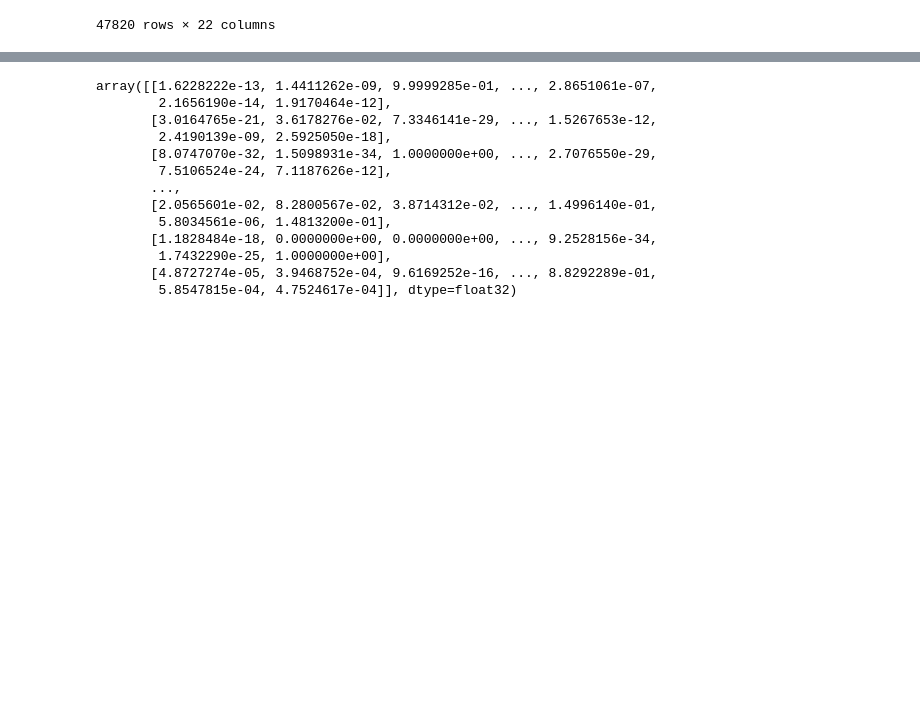
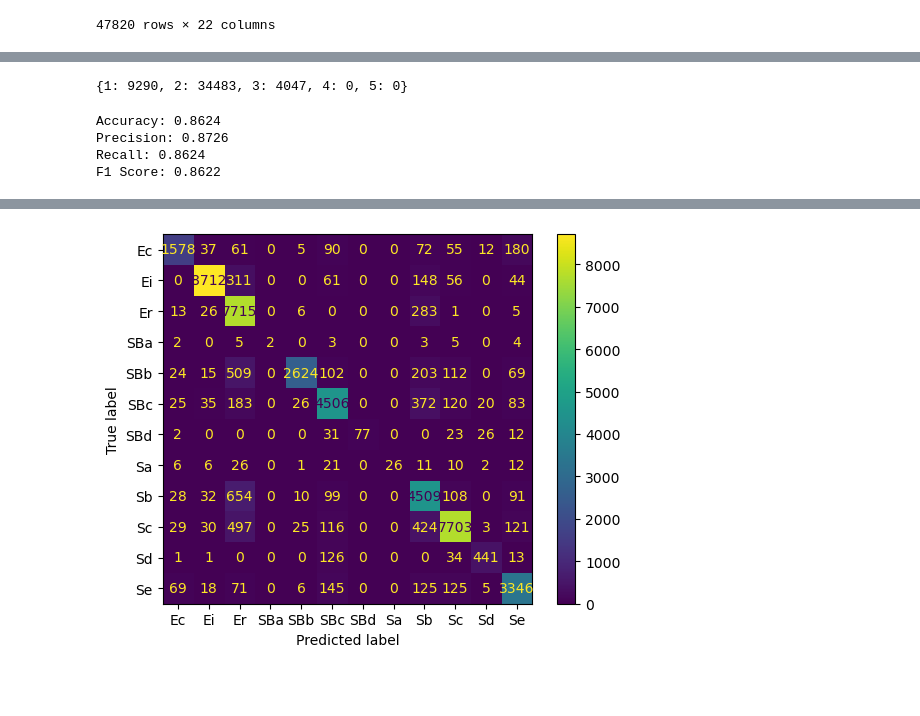
Before and after one commit to sujith-t/citizengalaxy, a Jupyter notebook: static/notebook/stack_experiment.ipynb, the cells around one changed output, grey strips where cells are left out. Cells and saved outputs as stored; diff of their text form; code cells hidden in the pictures; blank space fills up the shorter version.

Commit message:
improved version of accuracy

```diff
--- a/static/notebook/stack_experiment.ipynb
+++ b/static/notebook/stack_experiment.ipynb
@@ -88,10 +106,8 @@ scaled_df.head(5)
 # %%
 # Uniform strategy is used to form 1000 bins
 # Notice x-axis values were transformed to positive and y-axis relatively scaled
-
-kbins = KBinsDiscretizer(n_bins=100, encode='ordinal', strategy='uniform', subsample=None)
-x_discrete = kbins.fit_transform(scaled_df)
-x_discrete = pd.DataFrame(x_discrete, columns=list(x_transformed.columns))
+x_discrete = discretize_dataset(scaled_df, 100)
+x_discrete_1000 = discretize_dataset(scaled_df, 1000)
 x_discrete
 # %% [output]
 |  | PETROR90_R | PETROMAG_R | PETROMAG_U | PETROMAGERR_U | PETROMAGERR_R | PETROMAGERR_Z | PSFMAG_R | ... |
@@ -110,6 +126,7 @@ x_discrete
 # %%
 # split the data into train/test sets
 train_X, test_X, train_y, test_y = train_test_split(x_discrete[include_columns], df["code"], test_size=0.2, random_state=42)
+train_X_1000, test_X_1000, train_y, test_y = train_test_split(x_discrete_1000[include_columns], df["code"], test_size=0.2, random_state=42)
 test_X
 # %% [output]
 |  | PETROR90_R | PETROMAG_R | PETROMAG_U | PETROMAGERR_U | PETROMAGERR_R | PETROMAGERR_Z | PSFMAG_R | ... |
@@ -185,0 +231,15 @@ plt.show()
+# %%
+# load the random forest model
+import joblib
+
+multi_rf_model = joblib.load(data_dir + "/multi_rf_model.joblib")
+
+nn_model_file = data_dir + "/numeric_nn_model.keras"
+nn_model = load_model(nn_model_file, compile=False)
+nn_model.compile(optimizer='adam', loss='categorical_crossentropy', metrics=['accuracy'])
+
+rf_probability = multi_rf_model.predict_proba(test_X_1000)
+rf_label_predicted = resolve_multi_labels_from_probability(rf_probability, 0.14)
+
+nn_probability = nn_model.predict(test_X)
+nn_label_predicted = resolve_multi_labels_from_probability(nn_probability, 0.14)
@@ -186,5 +293,35 @@ plt.show()
+# %%
+# label adjustment
+j = resolve_combined_model_label(test_X_1000, test_X, 3)
+
+final_label_predicted = label_adjustment(j, test_y)
+# %% [output]
+{1: 9290, 2: 34483, 3: 4047, 4: 0, 5: 0}
+# %%
+def get_prediction_metrics_accuracy(true_labels, predicted_labels):
+
+    if isinstance(predicted_labels, list):
+        predicted_labels = pd.Series(predicted_labels, index=true_labels.index.tolist())
+
+    print('Accuracy:', np.round(metrics.accuracy_score(true_labels, predicted_labels), 4))
+    print('Precision:', np.round(metrics.precision_score(true_labels, predicted_labels,
+                                average='weighted', zero_division=True), 4))
+    print('Recall:', np.round(metrics.recall_score(true_labels, predicted_labels,
+                                average='weighted', zero_division=True), 4))
+    print('F1 Score:', np.round(metrics.f1_score(true_labels, predicted_labels,
+                                average='weighted', zero_division=True), 4))
+
+get_prediction_metrics_accuracy(test_y, final_label_predicted)
+# %% [output]
+Accuracy: 0.8624
+Precision: 0.8726
+Recall: 0.8624
+F1 Score: 0.8622
 # %%
-#predictions
-predicted_y = model.predict(test_X)
-predicted_y
+from sklearn import metrics
+labels = np.array(['Ec','Ei','Er','SBa','SBb','SBc','SBd','Sa','Sb','Sc','Sd','Se'])
+confusion_matrix = metrics.confusion_matrix(test_y, final_label_predicted)
+cm_display = metrics.ConfusionMatrixDisplay(confusion_matrix = confusion_matrix, display_labels=labels)
+cm_display.plot()
+plt.show()
 # %% [output]
@@ -192,13 +328,3 @@ predicted_y
-array([[1.6228222e-13, 1.4411262e-09, 9.9999285e-01, ..., 2.8651061e-07,
-        2.1656190e-14, 1.9170464e-12],
-       [3.0164765e-21, 3.6178276e-02, 7.3346141e-29, ..., 1.5267653e-12,
-        2.4190139e-09, 2.5925050e-18],
-       [8.0747070e-32, 1.5098931e-34, 1.0000000e+00, ..., 2.7076550e-29,
-        7.5106524e-24, 7.1187626e-12],
-       ...,
-       [2.0565601e-02, 8.2800567e-02, 3.8714312e-02, ..., 1.4996140e-01,
-        5.8034561e-06, 1.4813200e-01],
-       [1.1828484e-18, 0.0000000e+00, 0.0000000e+00, ..., 9.2528156e-34,
-        1.7432290e-25, 1.0000000e+00],
-       [4.8727274e-05, 3.9468752e-04, 9.6169252e-16, ..., 8.8292289e-01,
-        5.8547815e-04, 4.7524617e-04]], dtype=float32)
+[figure, added]
+# %% [markdown]
+#
```
Also changed, not shown: parts of 12 cells of this notebook.
